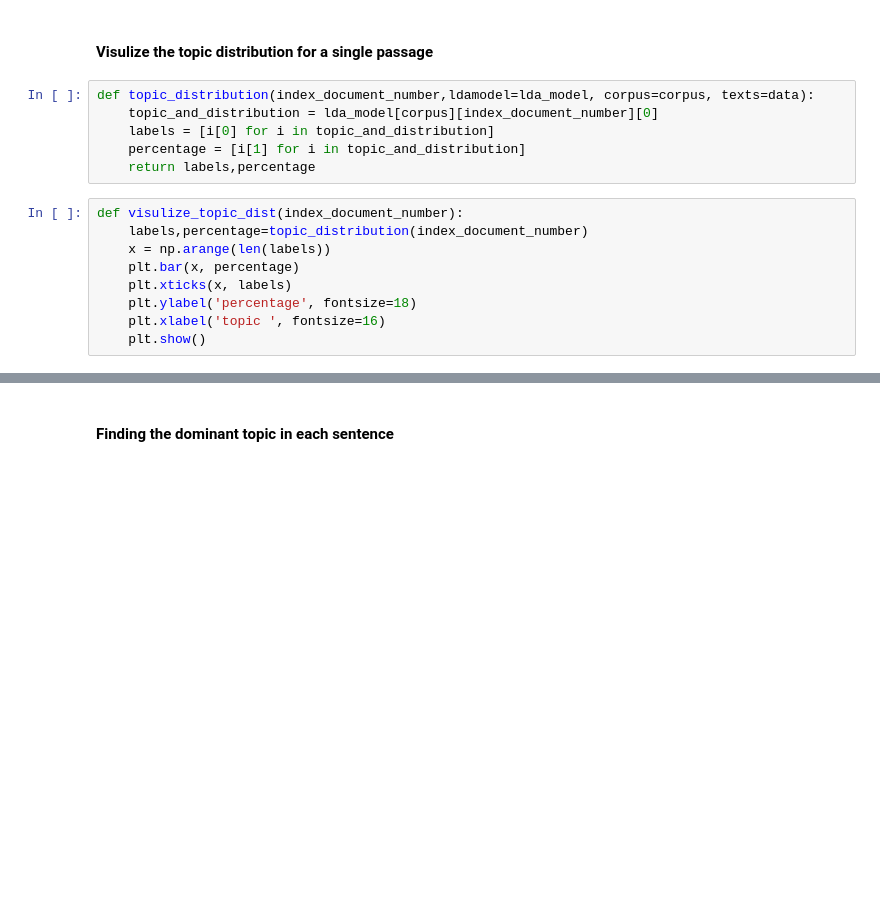
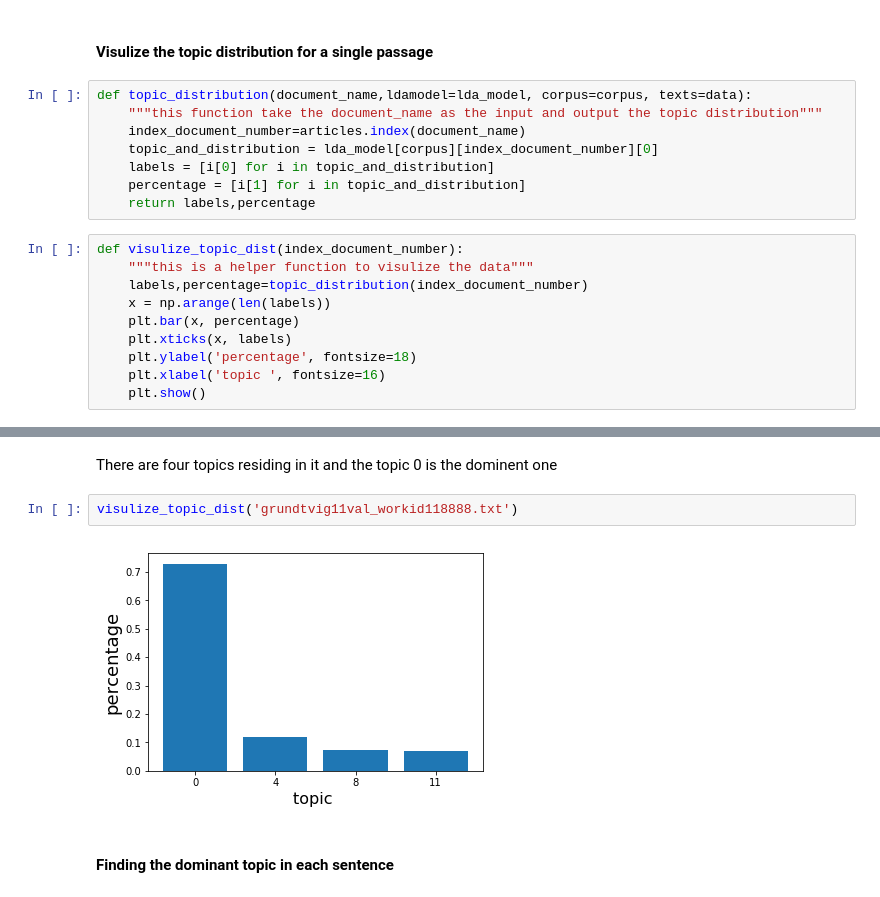
Before and after one commit to digitaltxtlab/CLEAR, a Jupyter notebook: notebook/Topic modelling.ipynb, the cells around one changed output, grey strips where cells are left out. Saved outputs shown, nothing was run; the diff lists cells and outputs as text; blank space fills up the shorter version.

Commit message:
modify topic modelling notebook

```diff
--- a/notebook/Topic modelling.ipynb
+++ b/notebook/Topic modelling.ipynb
@@ -284,13 +288,16 @@ Stored 'vis' (PreparedData)
 # %% [markdown]
 #### Visulize the topic distribution for a single passage
 # %%
-def topic_distribution(index_document_number,ldamodel=lda_model, corpus=corpus, texts=data):
+def topic_distribution(document_name,ldamodel=lda_model, corpus=corpus, texts=data):
+    """this function take the document_name as the input and output the topic distribution"""
+    index_document_number=articles.index(document_name)
     topic_and_distribution = lda_model[corpus][index_document_number][0]
     labels = [i[0] for i in topic_and_distribution]
     percentage = [i[1] for i in topic_and_distribution]
     return labels,percentage
 # %%
 def visulize_topic_dist(index_document_number):
+    """this is a helper function to visulize the data"""
     labels,percentage=topic_distribution(index_document_number)
     x = np.arange(len(labels))
     plt.bar(x, percentage)
@@ -305,3 +331,9 @@ visulize_topic_dist(50)
+# %% [markdown]
+There are four topics residing in it and the topic 0 is the dominent one
+# %%
+visulize_topic_dist('grundtvig11val_workid118888.txt')
+# %% [output]
+[figure, added]
 # %% [markdown]
 #### Finding the dominant topic in each sentence
 # %% [markdown]
```
Also changed, not shown: parts of 7 cells of this notebook, 1 other file.
